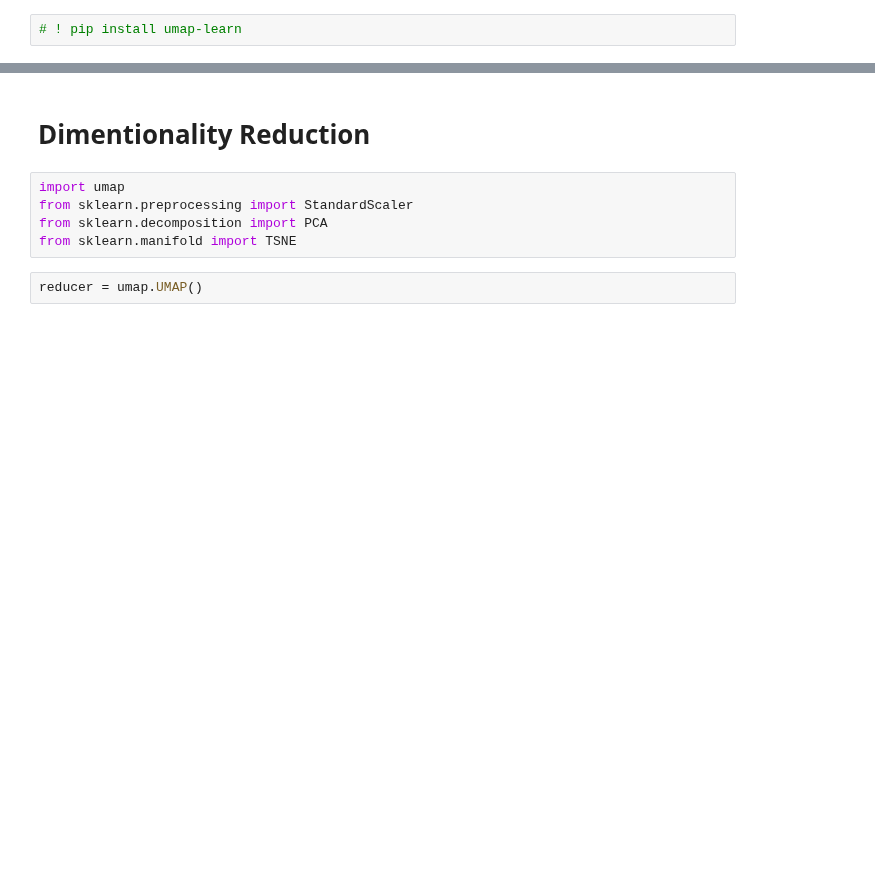
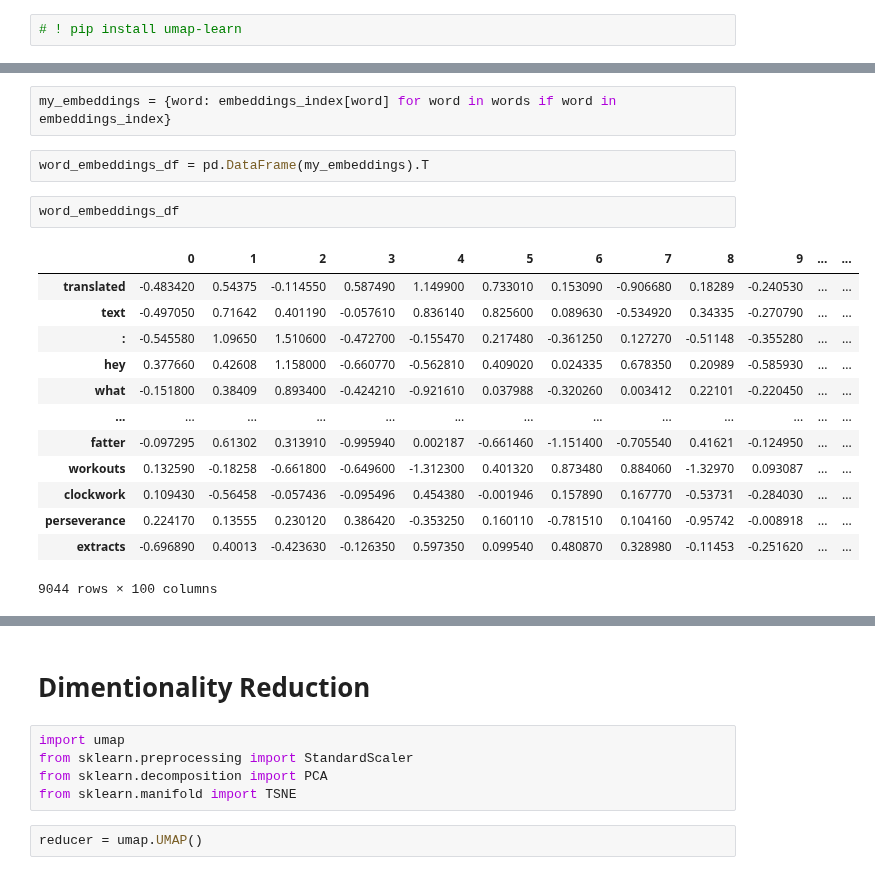
Before and after one commit to jvalansi/notebooks, a Jupyter notebook: doclassifier6.ipynb, the cells around one changed output, grey strips where cells are left out. Saved outputs shown, nothing was run; the diff lists cells and outputs as text; blank space fills up the shorter version.

```diff
--- a/doclassifier6.ipynb
+++ b/doclassifier6.ipynb
@@ -239,0 +339,20 @@ plt.plot(sil)
+# %%
+my_embeddings = {word: embeddings_index[word] for word in words if word in embeddings_index}
+# %%
+word_embeddings_df = pd.DataFrame(my_embeddings).T
+# %%
+word_embeddings_df
+# %% [output]
+|  | 0 | 1 | 2 | 3 | 4 | 5 | 6 | 7 | 8 | 9 | ... | ... |
+| translated | -0.483420 | 0.54375 | -0.114550 | 0.587490 | 1.149900 | 0.733010 | 0.153090 | -0.906680 | 0.18289 | -0.240530 | ... | ... |
+| text | -0.497050 | 0.71642 | 0.401190 | -0.057610 | 0.836140 | 0.825600 | 0.089630 | -0.534920 | 0.34335 | -0.270790 | ... | ... |
+| : | -0.545580 | 1.09650 | 1.510600 | -0.472700 | -0.155470 | 0.217480 | -0.361250 | 0.127270 | -0.51148 | -0.355280 | ... | ... |
+| hey | 0.377660 | 0.42608 | 1.158000 | -0.660770 | -0.562810 | 0.409020 | 0.024335 | 0.678350 | 0.20989 | -0.585930 | ... | ... |
+| what | -0.151800 | 0.38409 | 0.893400 | -0.424210 | -0.921610 | 0.037988 | -0.320260 | 0.003412 | 0.22101 | -0.220450 | ... | ... |
+| ... | ... | ... | ... | ... | ... | ... | ... | ... | ... | ... | ... | ... |
+| fatter | -0.097295 | 0.61302 | 0.313910 | -0.995940 | 0.002187 | -0.661460 | -1.151400 | -0.705540 | 0.41621 | -0.124950 | ... | ... |
+| workouts | 0.132590 | -0.18258 | -0.661800 | -0.649600 | -1.312300 | 0.401320 | 0.873480 | 0.884060 | -1.32970 | 0.093087 | ... | ... |
+| clockwork | 0.109430 | -0.56458 | -0.057436 | -0.095496 | 0.454380 | -0.001946 | 0.157890 | 0.167770 | -0.53731 | -0.284030 | ... | ... |
+| perseverance | 0.224170 | 0.13555 | 0.230120 | 0.386420 | -0.353250 | 0.160110 | -0.781510 | 0.104160 | -0.95742 | -0.008918 | ... | ... |
+| extracts | -0.696890 | 0.40013 | -0.423630 | -0.126350 | 0.597350 | 0.099540 | 0.480870 | 0.328980 | -0.11453 | -0.251620 | ... | ... |
+9044 rows × 100 columns
```
Also changed, not shown: parts of 33 cells of this notebook, 1 other file.
